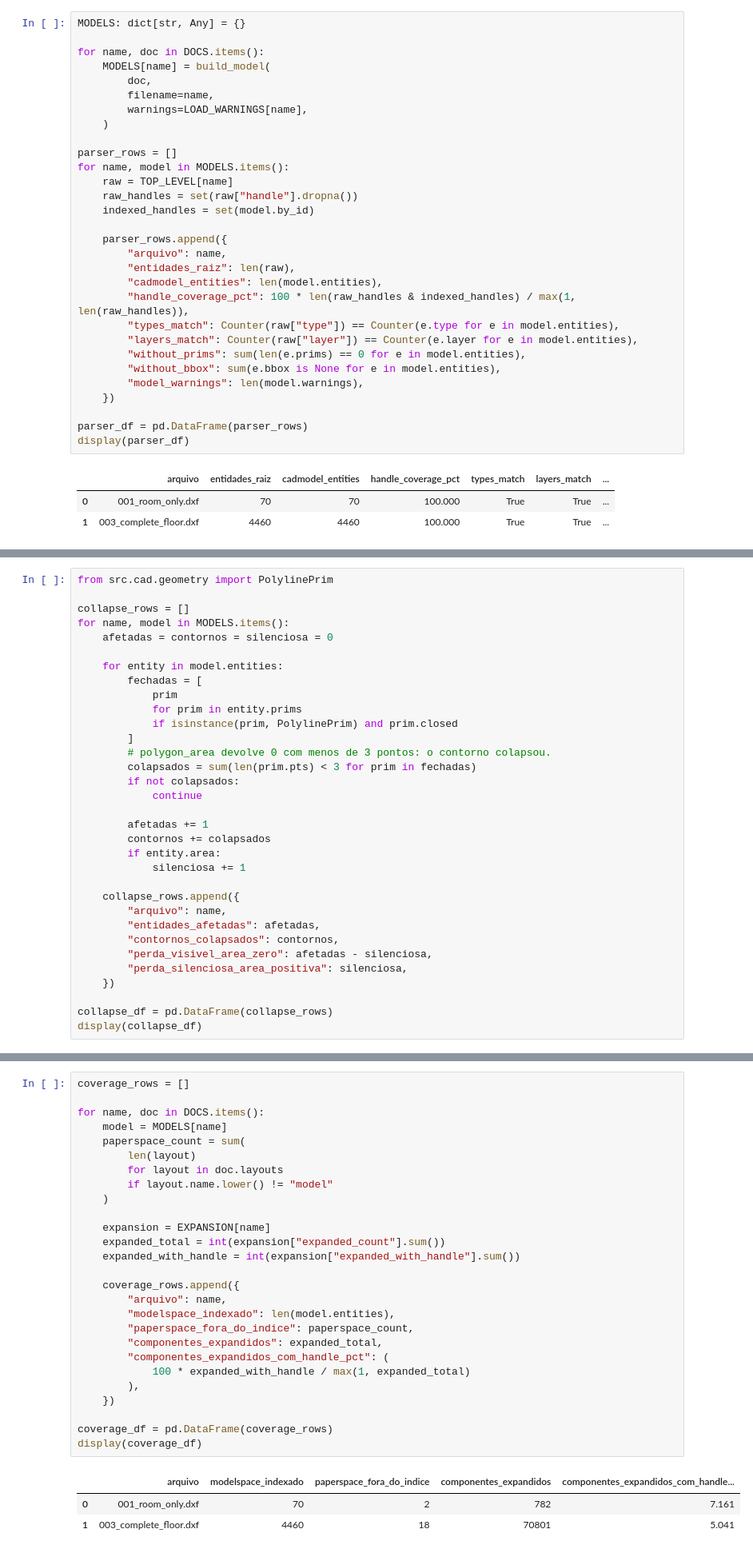
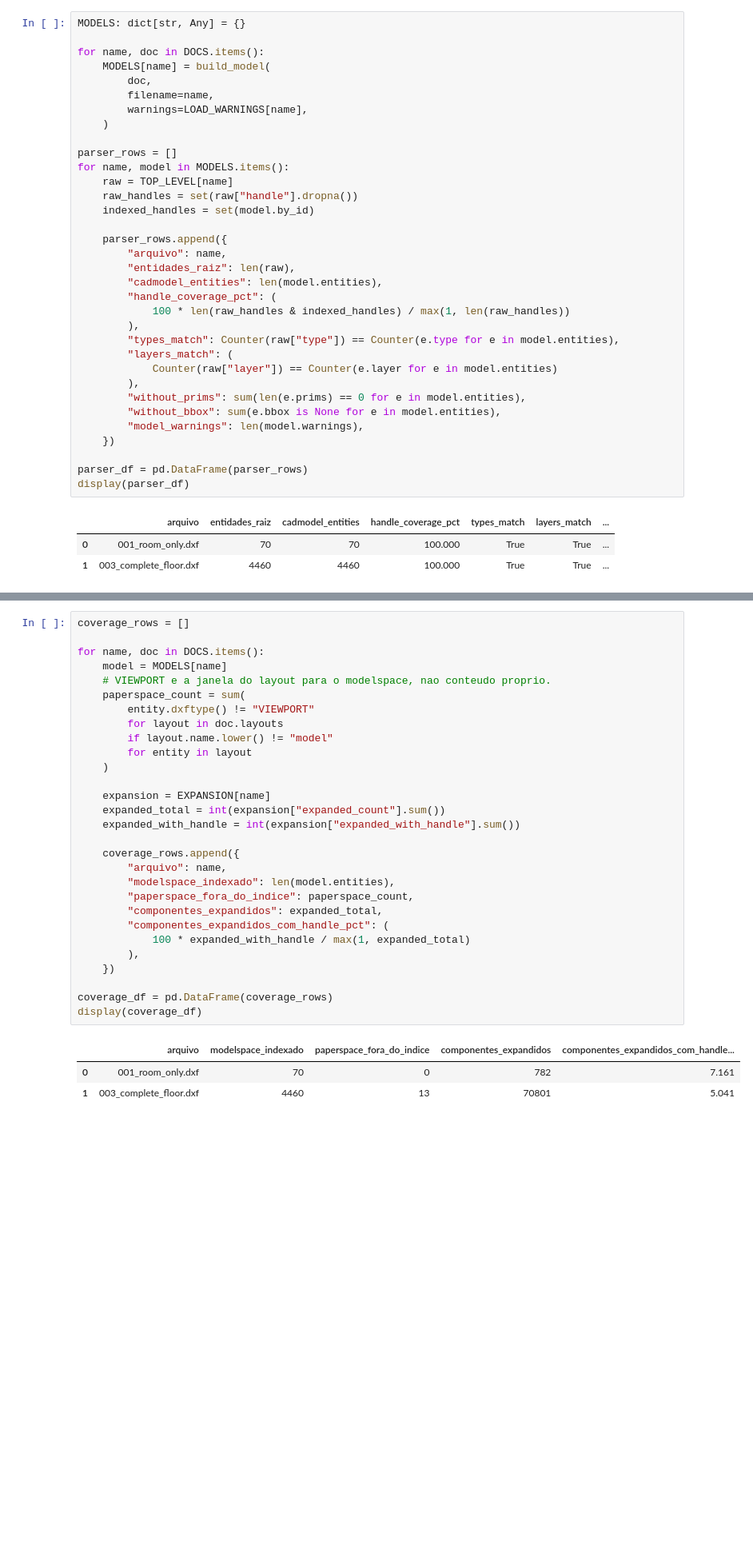
Before and after one commit to arqgen/ict.h3.dxf-view, a Jupyter notebook: experiments/dxf_context_analysis.ipynb, the cells around one changed output, grey strips where cells are left out. Shown at 80% size. Saved outputs shown, nothing was run; the diff lists cells and outputs as text; blank space fills up the shorter version.

```diff
--- a/experiments/dxf_context_analysis.ipynb
+++ b/experiments/dxf_context_analysis.ipynb
@@ -273,9 +276,13 @@ for name, model in MODELS.items():
         "arquivo": name,
         "entidades_raiz": len(raw),
         "cadmodel_entities": len(model.entities),
-        "handle_coverage_pct": 100 * len(raw_handles & indexed_handles) / max(1, len(raw_handles)),
+        "handle_coverage_pct": (
+            100 * len(raw_handles & indexed_handles) / max(1, len(raw_handles))
+        ),
         "types_match": Counter(raw["type"]) == Counter(e.type for e in model.entities),
-        "layers_match": Counter(raw["layer"]) == Counter(e.layer for e in model.entities),
+        "layers_match": (
+            Counter(raw["layer"]) == Counter(e.layer for e in model.entities)
+        ),
         "without_prims": sum(len(e.prims) == 0 for e in model.entities),
         "without_bbox": sum(e.bbox is None for e in model.entities),
         "model_warnings": len(model.warnings),
@@ -299,33 +296,0 @@ A segunda é a que importa: a entidade tem primitiva, tem bbox e tem medida pree
-# %%
-from src.cad.geometry import PolylinePrim
-
-collapse_rows = []
-for name, model in MODELS.items():
-    afetadas = contornos = silenciosa = 0
-
-    for entity in model.entities:
-        fechadas = [
-            prim
-            for prim in entity.prims
-            if isinstance(prim, PolylinePrim) and prim.closed
-        ]
-        # polygon_area devolve 0 com menos de 3 pontos: o contorno colapsou.
-        colapsados = sum(len(prim.pts) < 3 for prim in fechadas)
-        if not colapsados:
-            continue
-
-        afetadas += 1
-        contornos += colapsados
-        if entity.area:
-            silenciosa += 1
-
-    collapse_rows.append({
-        "arquivo": name,
-        "entidades_afetadas": afetadas,
-        "contornos_colapsados": contornos,
-        "perda_visivel_area_zero": afetadas - silenciosa,
-        "perda_silenciosa_area_positiva": silenciosa,
-    })
-
-collapse_df = pd.DataFrame(collapse_rows)
-display(collapse_df)
@@ -343,34 +304,36 @@ Duas fronteiras são especialmente relevantes para o Context Manager a ser desen
 # %%
 coverage_rows = []
 
 for name, doc in DOCS.items():
     model = MODELS[name]
+    # VIEWPORT e a janela do layout para o modelspace, nao conteudo proprio.
     paperspace_count = sum(
-        len(layout)
+        entity.dxftype() != "VIEWPORT"
         for layout in doc.layouts
         if layout.name.lower() != "model"
+        for entity in layout
     )
 
     expansion = EXPANSION[name]
     expanded_total = int(expansion["expanded_count"].sum())
     expanded_with_handle = int(expansion["expanded_with_handle"].sum())
 
     coverage_rows.append({
         "arquivo": name,
         "modelspace_indexado": len(model.entities),
         "paperspace_fora_do_indice": paperspace_count,
         "componentes_expandidos": expanded_total,
         "componentes_expandidos_com_handle_pct": (
             100 * expanded_with_handle / max(1, expanded_total)
         ),
     })
 
 coverage_df = pd.DataFrame(coverage_rows)
 display(coverage_df)
 # %% [output]
 |  | arquivo | modelspace_indexado | paperspace_fora_do_indice | componentes_expandidos | componentes_expandidos_com_handle... |
-| 0 | 001_room_only.dxf | 70 | 2 | 782 | 7.161 |
-| 1 | 003_complete_floor.dxf | 4460 | 18 | 70801 | 5.041 |
+| 0 | 001_room_only.dxf | 70 | 0 | 782 | 7.161 |
+| 1 | 003_complete_floor.dxf | 4460 | 13 | 70801 | 5.041 |
 # %% [markdown]
 ## 4. Verifica o Contexto Estático do LLM
 # %%
```
Also changed, not shown: parts of 11 cells of this notebook, 3 other files.
